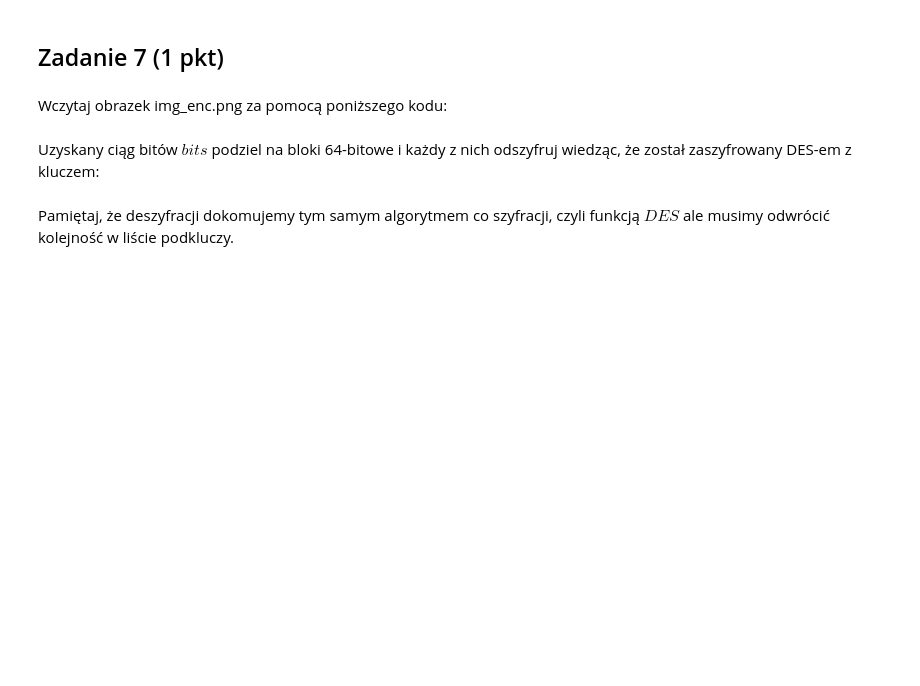
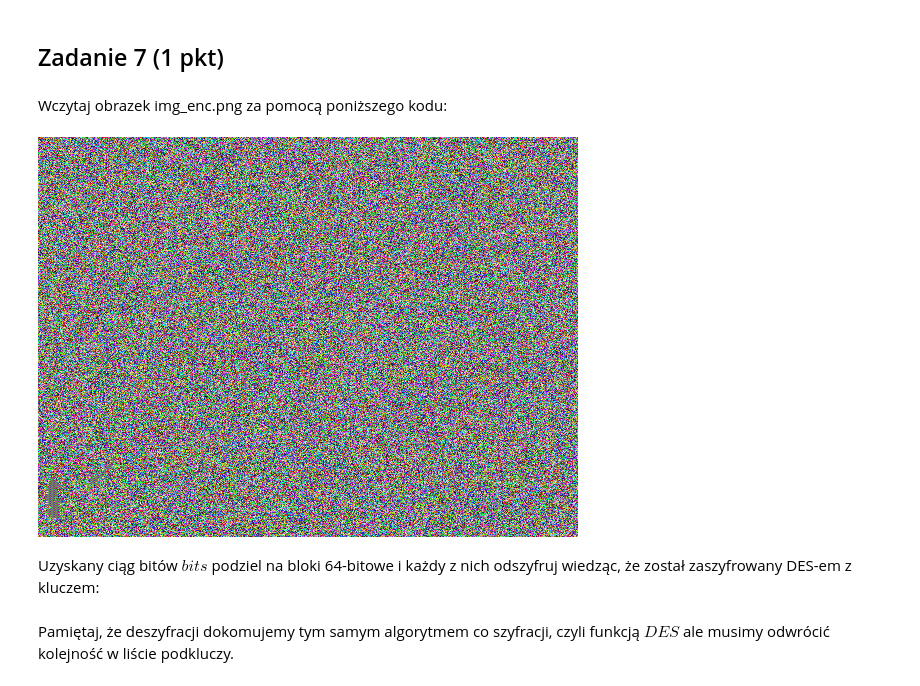
Before and after one commit to wolepp/kryptografia-fais, a Jupyter notebook: lista3/Lista3.ipynb, the cells around one changed output. Cells and saved outputs as stored; diff of their text form; code cells hidden in the pictures; blank space fills up the shorter version.

```diff
--- a/lista3/Lista3.ipynb
+++ b/lista3/Lista3.ipynb
@@ -305,9 +333,11 @@ Wczytaj obrazek img_enc.png za pomocą poniższego kodu:
 # %%
 img_enc=Image.open('img_enc.png')
 arr=np.array(img_enc).ravel()
-arr_bin=[dec2bin(d,pad='8') for d in arr]
+arr_bin=[dec2bin(d,pad=8) for d in arr]
 bits=''.join(arr_bin)
-mg_enc
+img_enc
+# %% [output]
+[figure, added]
 # %% [markdown]
 Uzyskany ciąg bitów $\textit{bits}$ podziel na bloki 64-bitowe i każdy z nich odszyfruj wiedząc, że został zaszyfrowany DES-em z kluczem:
 # %%
```
Also changed, not shown: parts of 22 cells of this notebook, 4 other files.
